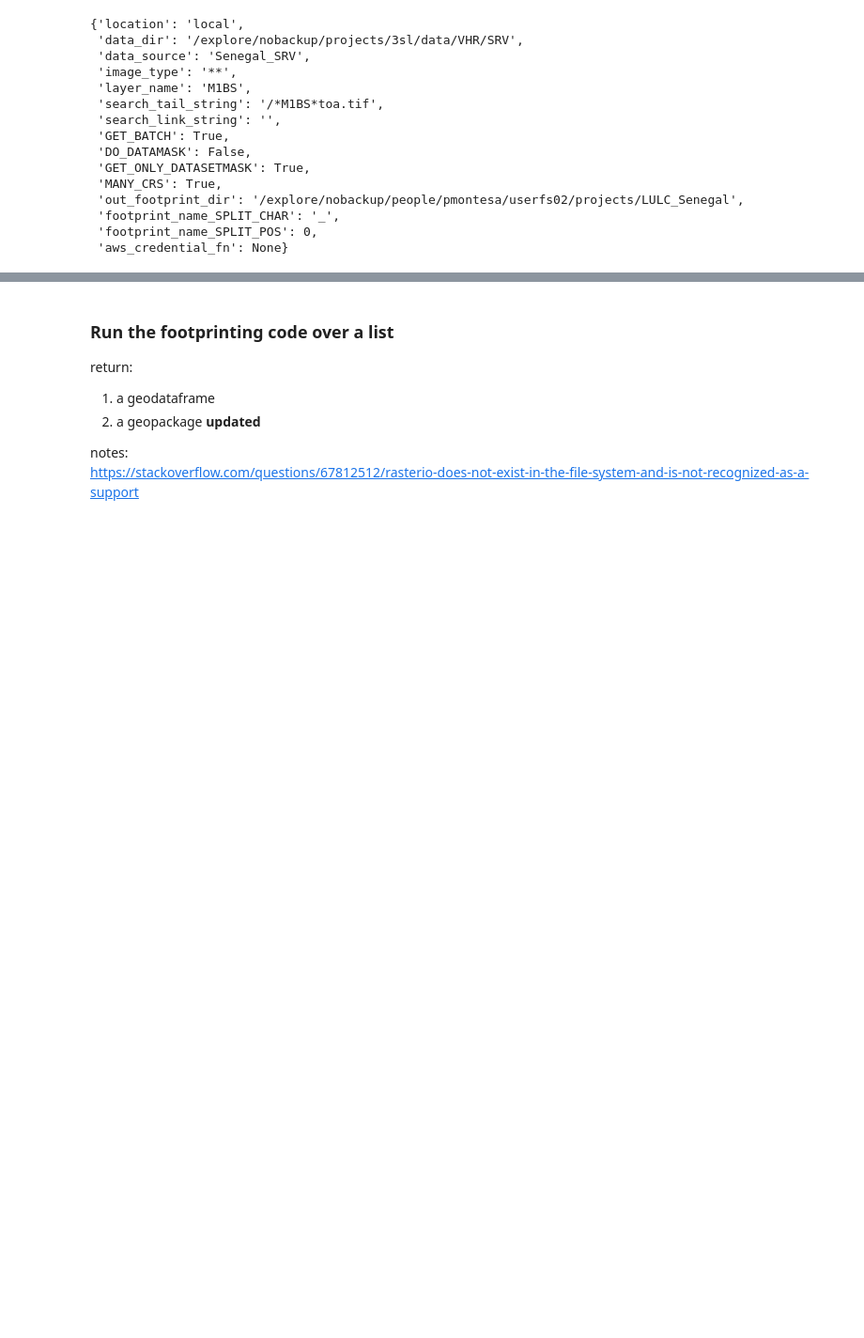
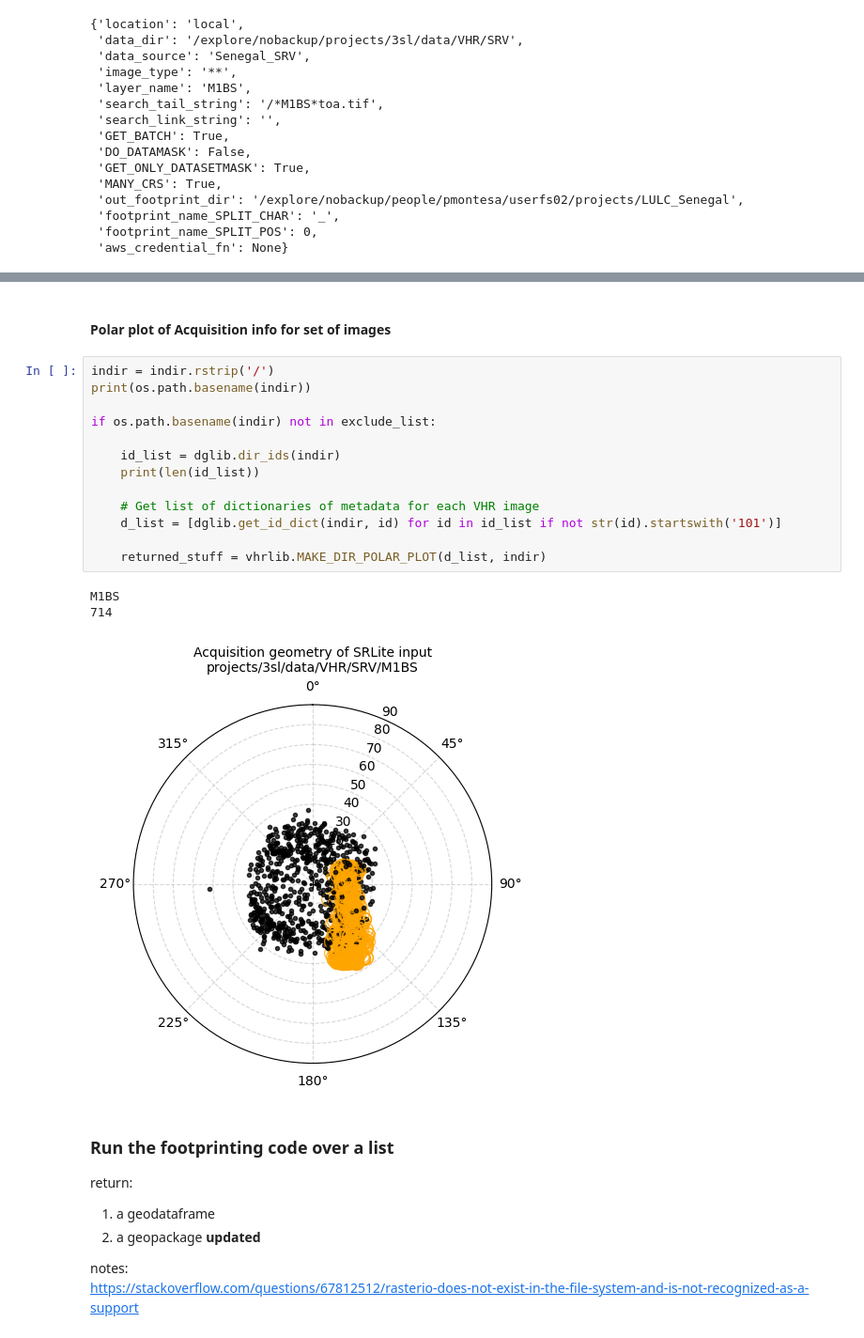
Before and after one commit to pahbs/geoscitools, a Jupyter notebook: footprint_srlite.ipynb, the cells around one changed output, grey strips where cells are left out. Shown at 94% size. Cells and saved outputs as stored; diff of their text form; blank space fills up the shorter version.

```diff
--- a/footprint_srlite.ipynb
+++ b/footprint_srlite.ipynb
@@ -246,3 +347,22 @@ d
+# %% [markdown]
+#### Polar plot of Acquisition info for set of images
+# %%
+indir = indir.rstrip('/')
+print(os.path.basename(indir))
+
+if os.path.basename(indir) not in exclude_list:
+
+    id_list = dglib.dir_ids(indir)
+    print(len(id_list))
+
+    # Get list of dictionaries of metadata for each VHR image
+    d_list = [dglib.get_id_dict(indir, id) for id in id_list if not str(id).startswith('101')]
+
+    returned_stuff = vhrlib.MAKE_DIR_POLAR_PLOT(d_list, indir)
+# %% [output]
+M1BS
+714
+[figure, added]
 # %% [markdown]
 ### Run the footprinting code over a list
 return:
```
Also changed, not shown: parts of 13 cells of this notebook, 5 other files.
